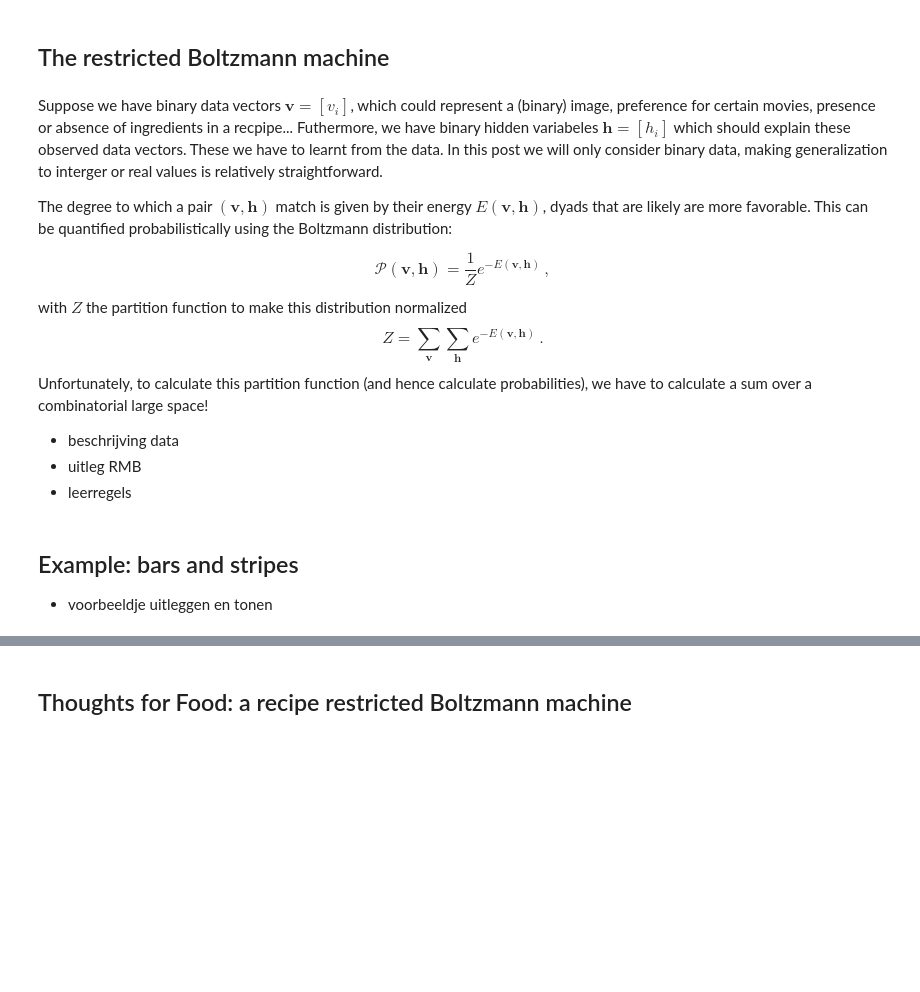
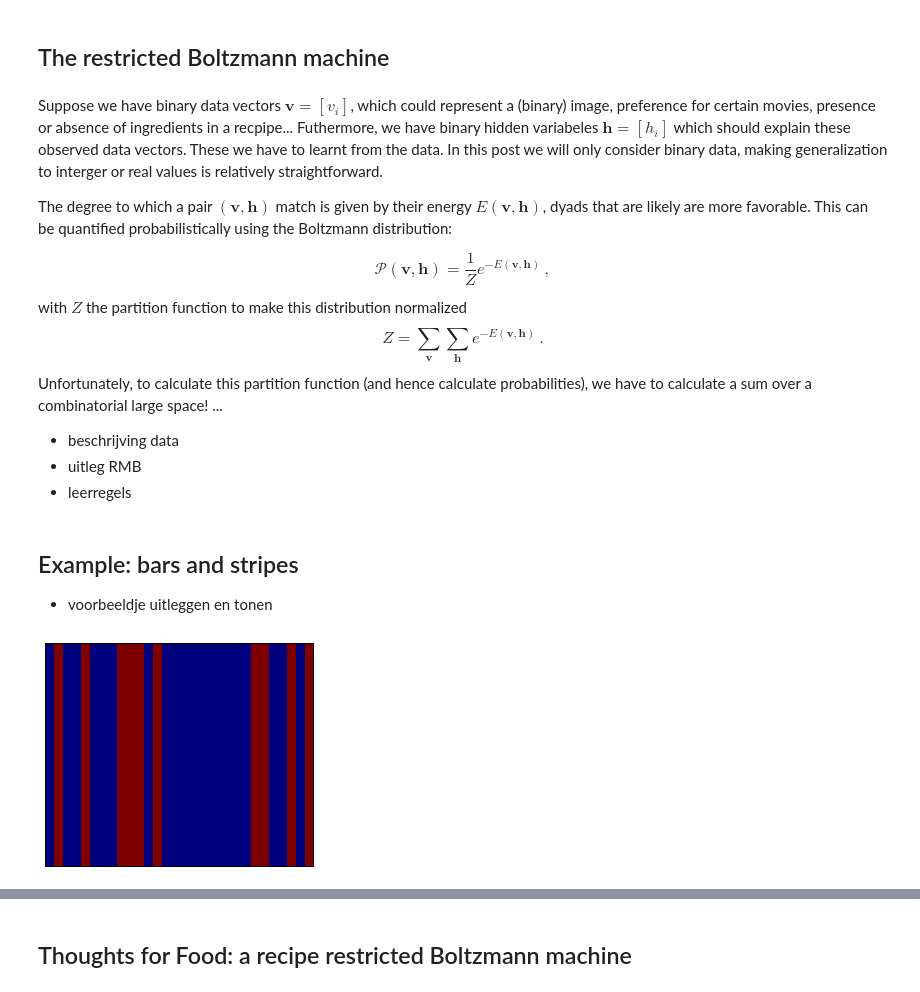
Before and after one commit to MichielStock/Just_for_fun, a Jupyter notebook: RestrictedBoltzmanMachine/RBM_blogpost.ipynb, the cells around one changed output, grey strips where cells are left out. Drawn from its saved outputs; the diff is of its cells as text; code cells hidden in the pictures; blank space fills up the shorter version.

```diff
--- a/RestrictedBoltzmanMachine/RBM_blogpost.ipynb
+++ b/RestrictedBoltzmanMachine/RBM_blogpost.ipynb
@@ -22,7 +22,7 @@ with $Z$ the partition function to make this distribution normalized
 $$
 Z = \sum_\mathbf{v} \sum_\mathbf{h}e^{-E(\mathbf{v}, \mathbf{h})}\,.
 $$
-Unfortunately, to calculate this partition function (and hence calculate probabilities), we have to calculate a sum over a combinatorial large space!
+Unfortunately, to calculate this partition function (and hence calculate probabilities), we have to calculate a sum over a combinatorial large space! ...
 
 * beschrijving data
 * uitleg RMB
@@ -32,0 +39,26 @@ Unfortunately, to calculate this partition function (and hence calculate probabi
+# %%
+def make_bars_and_stripes(size=(10,10)):
+    # makes a sample dataset
+    direction = rd.choice([0, 1])
+    if direction == 0:
+        M = np.kron(np.random.binomial(1, 0.5, size=(size[0], 1)), np.ones((1, size[1])))
+    else:
+        M = np.kron(np.ones((size[0], 1)), np.random.binomial(1, 0.5, size=(1, size[1])))
+    return M.reshape((1, -1))
+
+def show(vector, size=(10, 10)):
+    matrix = vector.reshape(size)
+    plt.imshow(matrix, interpolation='nearest')
+    plt.xticks([])
+    plt.yticks([])
+    plt.show()
+
+def noise(vector, fraction=0.025):
+    # randomly flips a certain fraction of bits
+    return (vector + np.random.binomial(1, fraction, size=vector.size)) % 2
+# %%
+size = (25, 30)
+M = make_bars_and_stripes(size)
+show(M, size)
+# %% [output]
+[figure, added]
```
Also changed, not shown: parts of 10 cells of this notebook, 2 other files.
